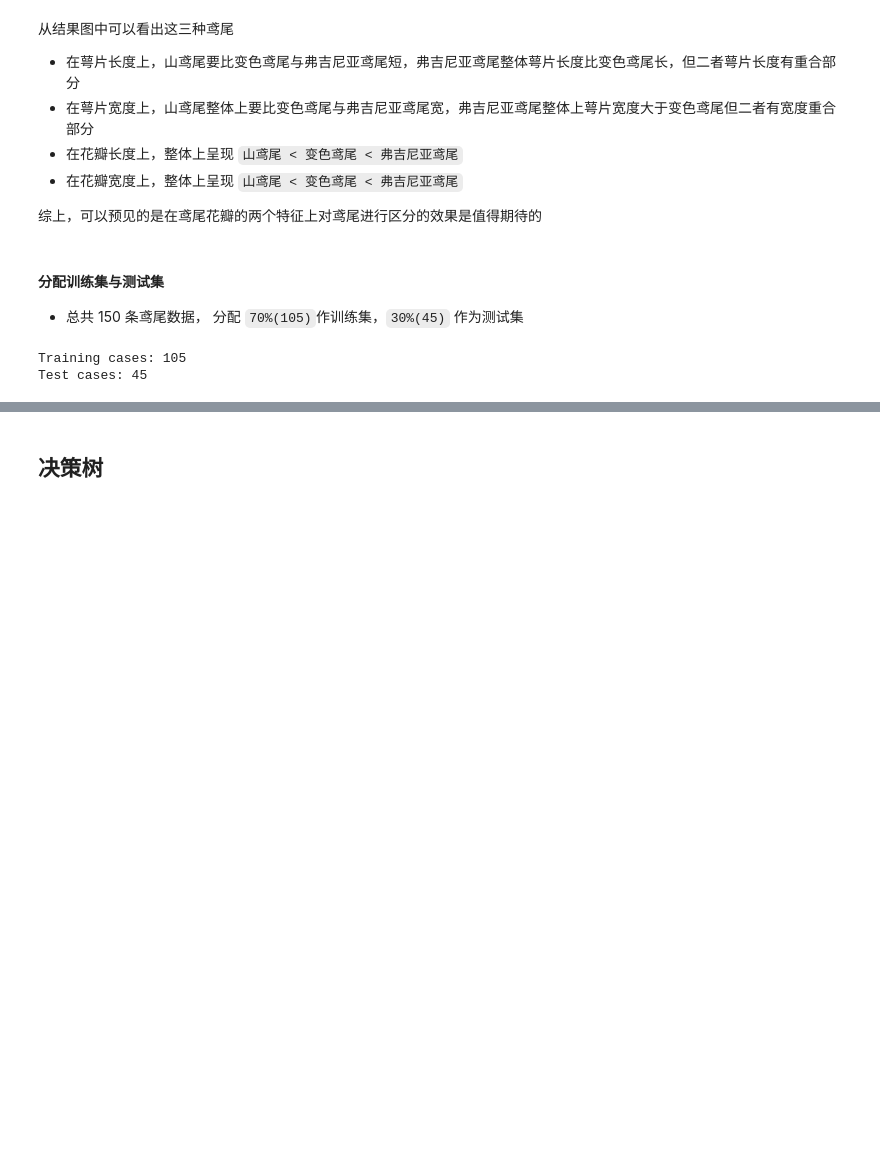
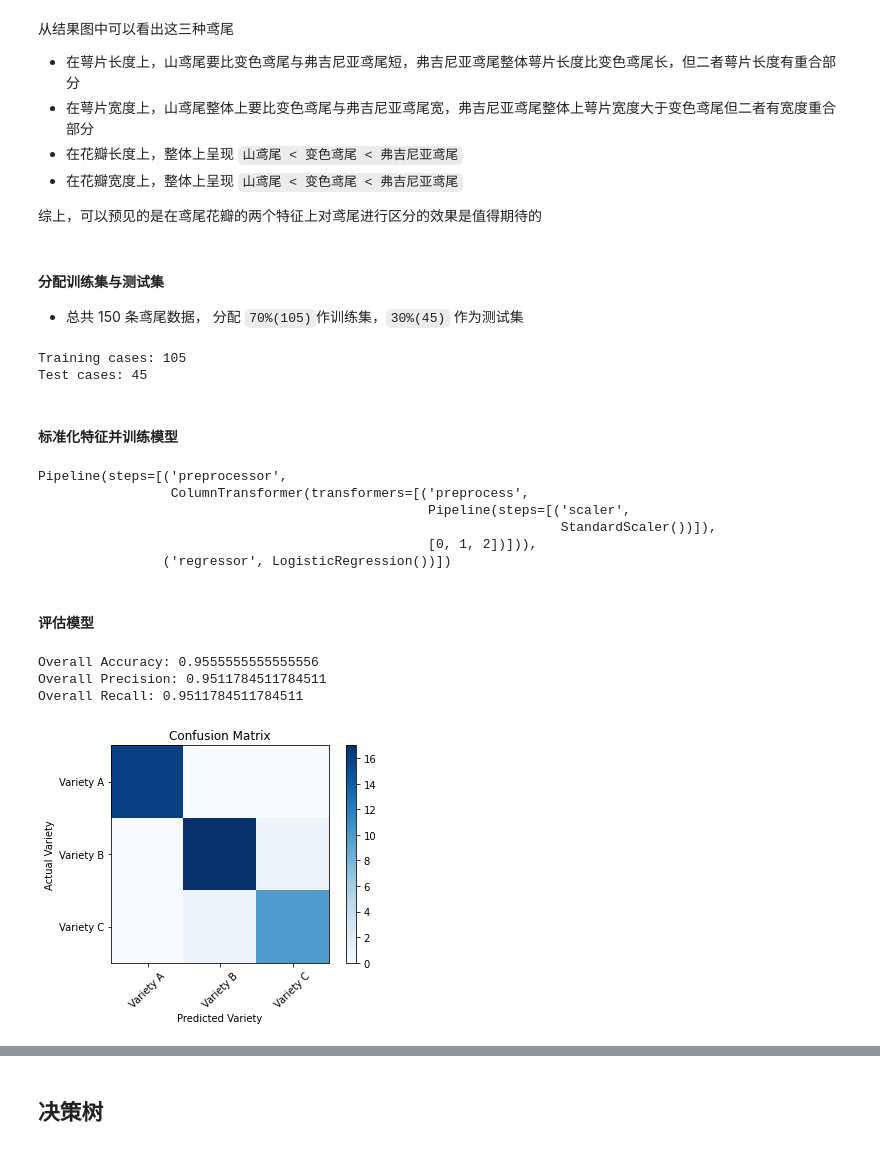
Before and after one commit to Ayusummer/CourseNotes, a Jupyter notebook: 机器学习/实验1_典型监督学习方法分类实践及比较分析/实验1_典型监督学习方法分类实践及比较分析.ipynb, the cells around one changed output, grey strips where cells are left out. Cells and saved outputs as stored; diff of their text form; code cells hidden in the pictures; blank space fills up the shorter version.

```diff
--- a/机器学习/实验1_典型监督学习方法分类实践及比较分析/实验1_典型监督学习方法分类实践及比较分析.ipynb
+++ b/机器学习/实验1_典型监督学习方法分类实践及比较分析/实验1_典型监督学习方法分类实践及比较分析.ipynb
@@ -313,3 +335,71 @@ print ('Training cases: %d\nTest cases: %d' % (X_train.shape[0], X_test.shape[0]
 # %% [output]
 Training cases: 105
 Test cases: 45
+# %% [markdown]
+#### 标准化特征并训练模型
+# %%
+from sklearn.preprocessing import StandardScaler
+from sklearn.compose import ColumnTransformer
+from sklearn.pipeline import Pipeline
+from sklearn.linear_model import LogisticRegression
+
+# 定义数字列的预处理（缩放它们）
+feature_columns = [0, 1, 2]
+feature_transformer = Pipeline(steps=[
+    ('scaler', StandardScaler())
+])
+
+# 创建预处理步骤
+preprocessor = ColumnTransformer(
+    transformers=[
+        ('preprocess', feature_transformer, feature_columns)])
+
+# 创建训练管线
+pipeline = Pipeline(steps=[('preprocessor', preprocessor),
+                           ('regressor', LogisticRegression(solver='lbfgs', multi_class='auto'))])
+
+
+# 拟合管道以在训练集上训练线性回归模型
+model = pipeline.fit(X_train, y_train)
+print(model)
+# %% [output]
+Pipeline(steps=[('preprocessor',
+                 ColumnTransformer(transformers=[('preprocess',
+                                                  Pipeline(steps=[('scaler',
+                                                                   StandardScaler())]),
+                                                  [0, 1, 2])])),
+                ('regressor', LogisticRegression())])
+# %% [markdown]
+#### 评估模型
+# %%
+from sklearn. metrics import accuracy_score, precision_score, recall_score, confusion_matrix
+import numpy as np
+import matplotlib.pyplot as plt
+%matplotlib inline
+
+# 从测试数据中获取预测集
+predictions = model.predict(X_test)
+
+# 获取指标
+print("Overall Accuracy:", accuracy_score(y_test, predictions))
+print("Overall Precision:", precision_score(
+    y_test, predictions, average='macro'))
+print("Overall Recall:", recall_score(y_test, predictions, average='macro'))
+
+# 绘制混淆矩阵
+cm = confusion_matrix(y_test, predictions)
+classes = ['Variety A', 'Variety B', 'Variety C']
+plt.imshow(cm, interpolation="nearest", cmap=plt.cm.Blues)
+plt.colorbar()
+tick_marks = np.arange(len(classes))
+plt.xticks(tick_marks, classes, rotation=45)
+plt.yticks(tick_marks, classes)
+plt.title('Confusion Matrix')
+plt.xlabel("Predicted Variety")
+plt.ylabel("Actual Variety")
+plt.show()
+# %% [output]
+Overall Accuracy: 0.9555555555555556
+Overall Precision: 0.9511784511784511
+Overall Recall: 0.9511784511784511
+[figure, added]
```
Also changed, not shown: parts of 18 cells of this notebook, 1 other file.
